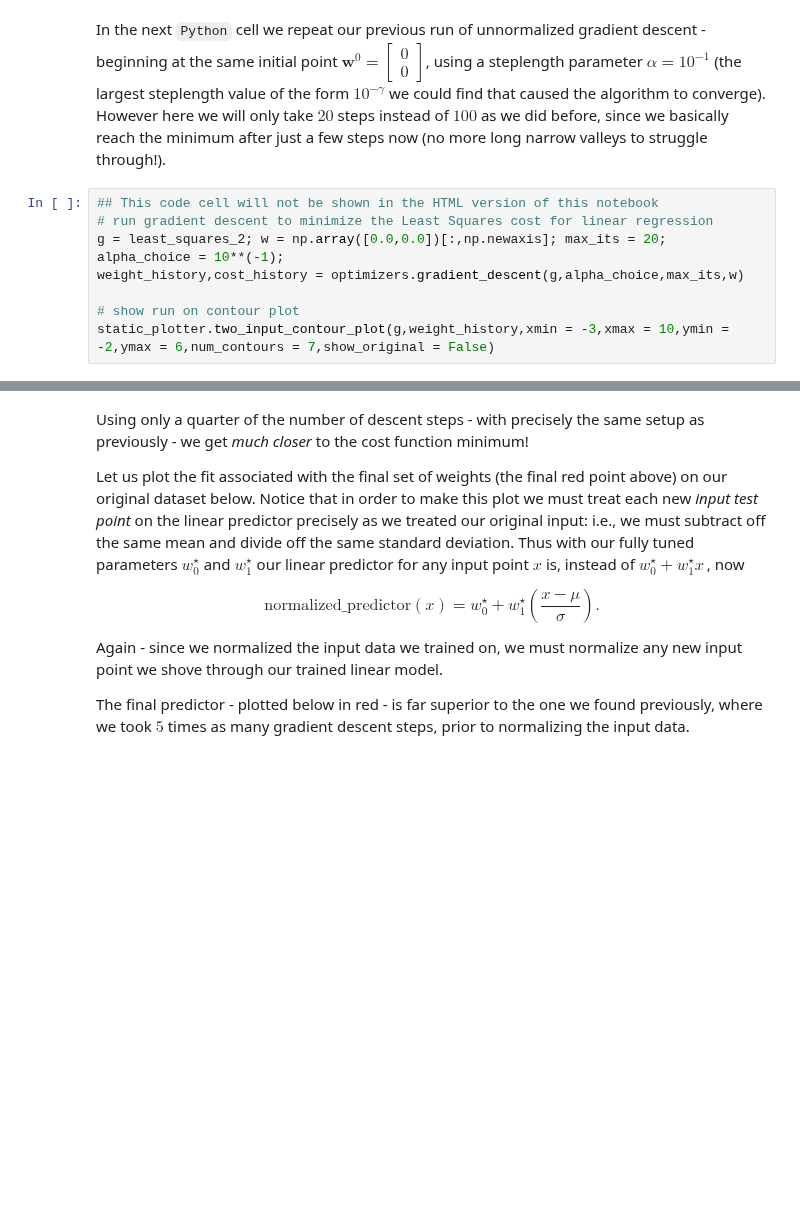
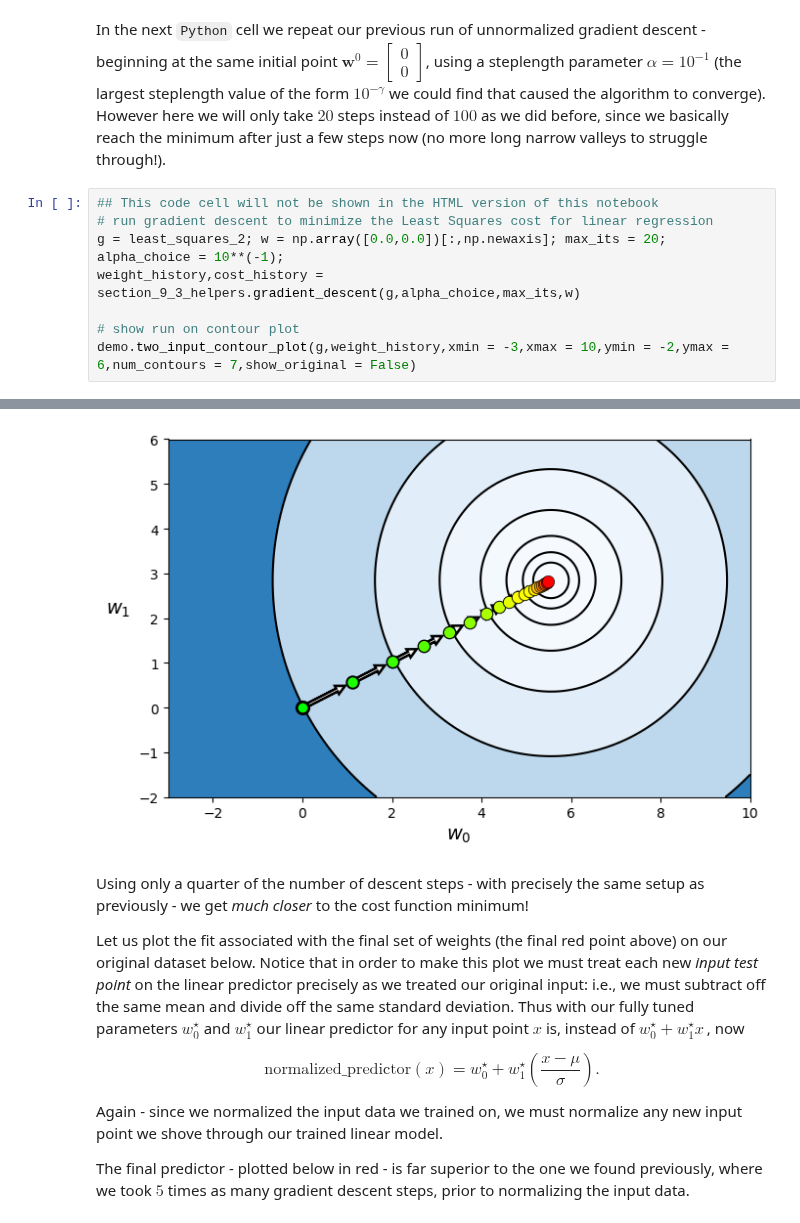
Before and after one commit to neonwatty/machine_learning_refined, a Jupyter notebook: notes/9_Feature_engineer_select/9_3_Scaling.ipynb, the cells around one changed output, grey strips where cells are left out. Drawn from its saved outputs; the diff is of its cells as text; blank space fills up the shorter version.

```diff
--- a/notes/9_Feature_engineer_select/9_3_Scaling.ipynb
+++ b/notes/9_Feature_engineer_select/9_3_Scaling.ipynb
@@ -227,8 +191,8 @@ In the next ``Python`` cell we repeat our previous run of unnormalized gradient
 ## This code cell will not be shown in the HTML version of this notebook
 # run gradient descent to minimize the Least Squares cost for linear regression
 g = least_squares_2; w = np.array([0.0,0.0])[:,np.newaxis]; max_its = 20; alpha_choice = 10**(-1);
-weight_history,cost_history = optimizers.gradient_descent(g,alpha_choice,max_its,w)
+weight_history,cost_history = section_9_3_helpers.gradient_descent(g,alpha_choice,max_its,w)
 
 # show run on contour plot
-static_plotter.two_input_contour_plot(g,weight_history,xmin = -3,xmax = 10,ymin = -2,ymax = 6,num_contours = 7,show_original = False)
+demo.two_input_contour_plot(g,weight_history,xmin = -3,xmax = 10,ymin = -2,ymax = 6,num_contours = 7,show_original = False)
 # %% [output]
@@ -237,3 +199,4 @@ static_plotter.two_input_contour_plot(g,weight_history,xmin = -3,xmax = 10,ymin
+[figure, added]
 # %% [markdown]
 Using only a quarter of the number of descent steps - with precisely the same setup as previously - we get *much closer* to the cost function minimum!
 
```
Also changed, not shown: parts of 21 cells of this notebook, 12 other files.
